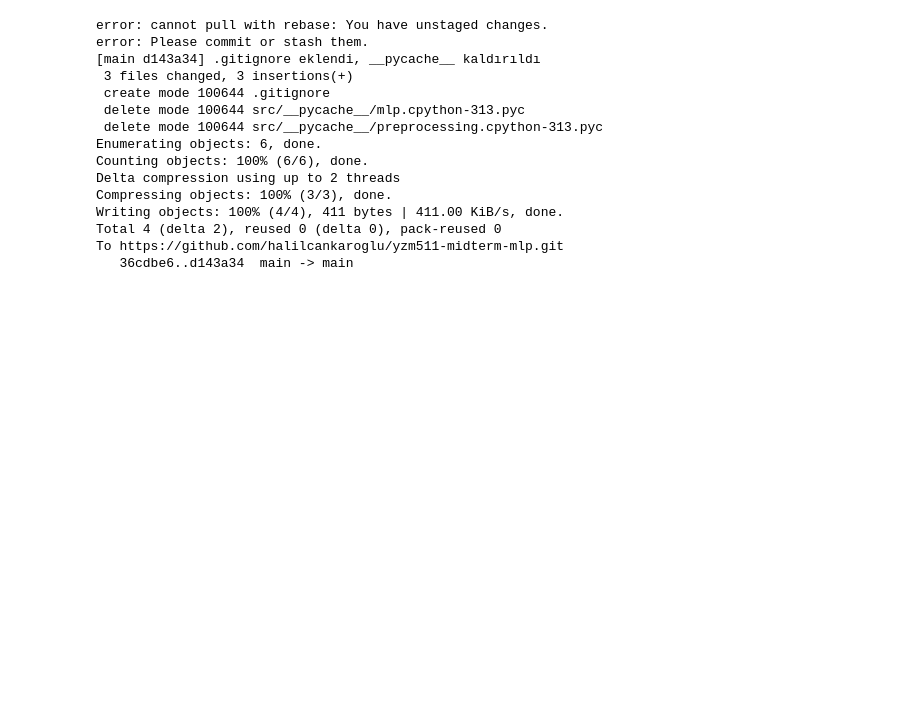
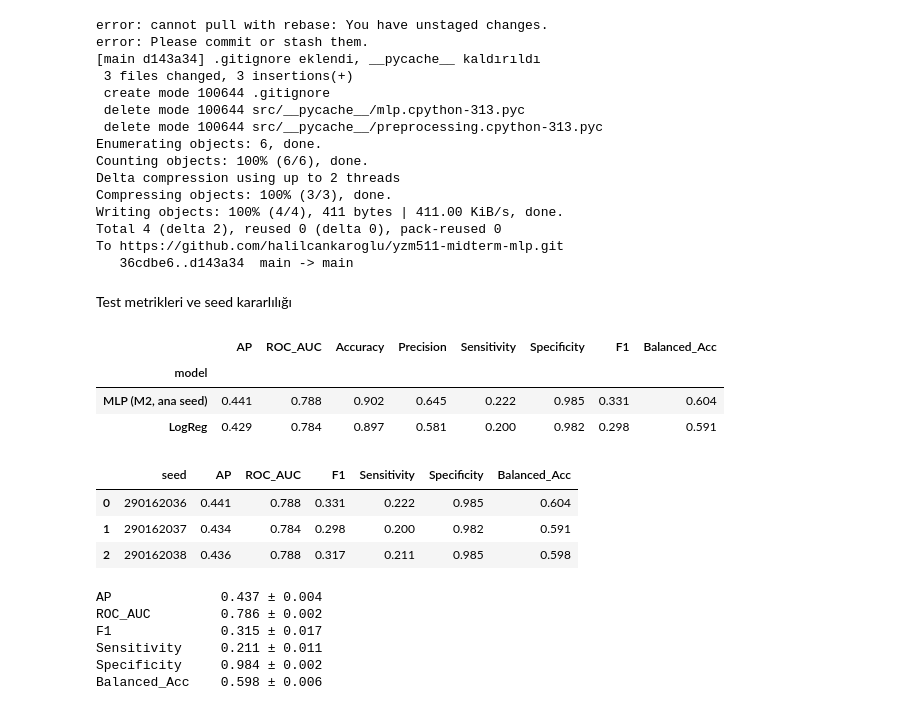
Before and after one commit to halilcankaroglu/yzm511-midterm-mlp, a Jupyter notebook: 03_final_test.ipynb, the cells around one changed output. Drawn from its saved outputs; the diff is of its cells as text; code cells hidden in the pictures; blank space fills up the shorter version.

```diff
--- a/03_final_test.ipynb
+++ b/03_final_test.ipynb
@@ -158,3 +158,39 @@ Writing objects: 100% (4/4), 411 bytes | 411.00 KiB/s, done.
 Total 4 (delta 2), reused 0 (delta 0), pack-reused 0
 To https://github.com/halilcankaroglu/yzm511-midterm-mlp.git
    36cdbe6..d143a34  main -> main
+# %% [markdown]
+Test metrikleri ve seed kararlılığı
+# %%
+from src.metrics import compute_metrics
+
+preds = pd.read_csv("results/test_predictions_locked.csv")
+y_test = (df.loc[preds["row_index"], "y"] == "yes").astype(int).values   # etiketler ilk kez burada
+
+test = pd.DataFrame([
+    dict(model="MLP (M2, ana seed)", **compute_metrics(y_test, preds["p_mlp_seed0"].values)),
+    dict(model="LogReg", **compute_metrics(y_test, preds["p_logreg"].values)),
+]).set_index("model")
+test.to_csv("results/test_metrics.csv")
+display(test.round(3))
+
+seed = pd.DataFrame([dict(seed=SEEDS["init"][i], **compute_metrics(y_test, preds[f"p_mlp_seed{i}"].values))
+                     for i in range(3)])
+seed.to_csv("results/seed_stability_results.csv", index=False)
+m = ["AP", "ROC_AUC", "F1", "Sensitivity", "Specificity", "Balanced_Acc"]
+display(seed[["seed"] + m].round(3))
+print((seed[m].mean().round(3).astype(str) + " ± " + seed[m].std().round(3).astype(str)).to_string())
+# %% [output]
+|  | AP | ROC_AUC | Accuracy | Precision | Sensitivity | Specificity | F1 | Balanced_Acc |
+| model |  |  |  |  |  |  |  |  |
+| MLP (M2, ana seed) | 0.441 | 0.788 | 0.902 | 0.645 | 0.222 | 0.985 | 0.331 | 0.604 |
+| LogReg | 0.429 | 0.784 | 0.897 | 0.581 | 0.200 | 0.982 | 0.298 | 0.591 |
+|  | seed | AP | ROC_AUC | F1 | Sensitivity | Specificity | Balanced_Acc |
+| 0 | 290162036 | 0.441 | 0.788 | 0.331 | 0.222 | 0.985 | 0.604 |
+| 1 | 290162037 | 0.434 | 0.784 | 0.298 | 0.200 | 0.982 | 0.591 |
+| 2 | 290162038 | 0.436 | 0.788 | 0.317 | 0.211 | 0.985 | 0.598 |
+AP              0.437 ± 0.004
+ROC_AUC         0.786 ± 0.002
+F1              0.315 ± 0.017
+Sensitivity     0.211 ± 0.011
+Specificity     0.984 ± 0.002
+Balanced_Acc    0.598 ± 0.006
```
Also changed, not shown: parts of 7 cells of this notebook.
